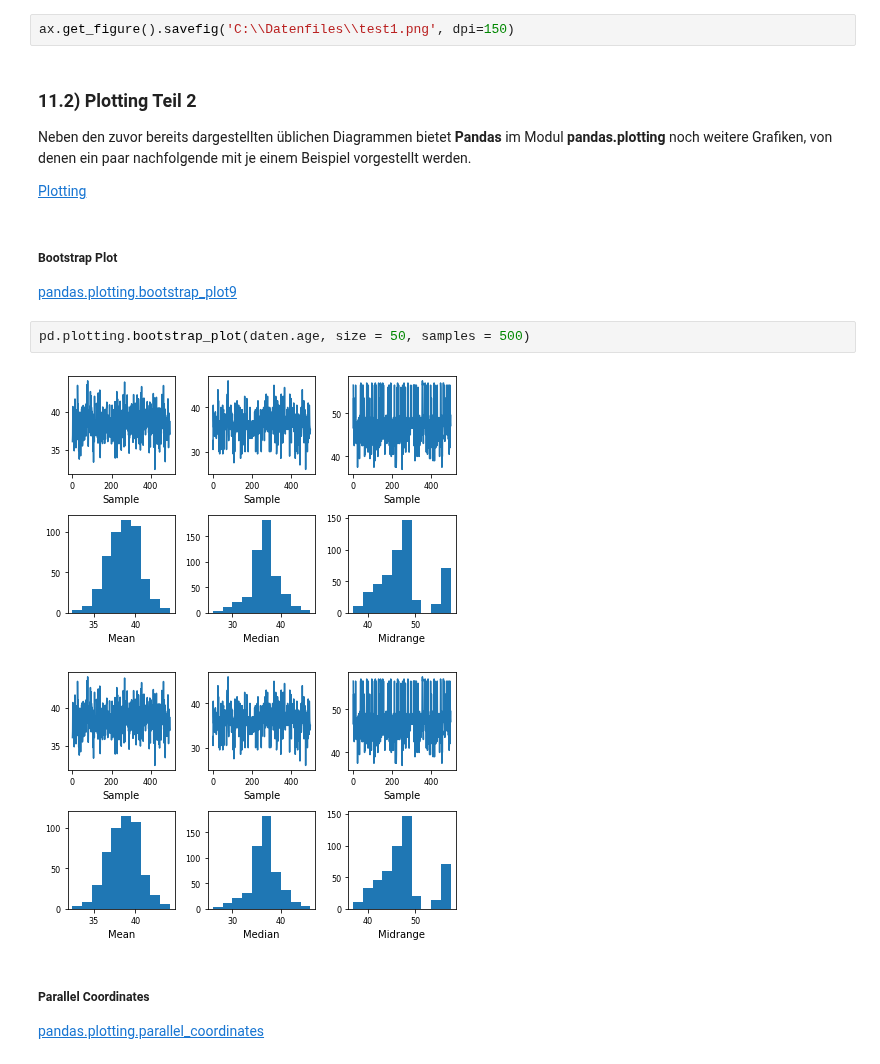
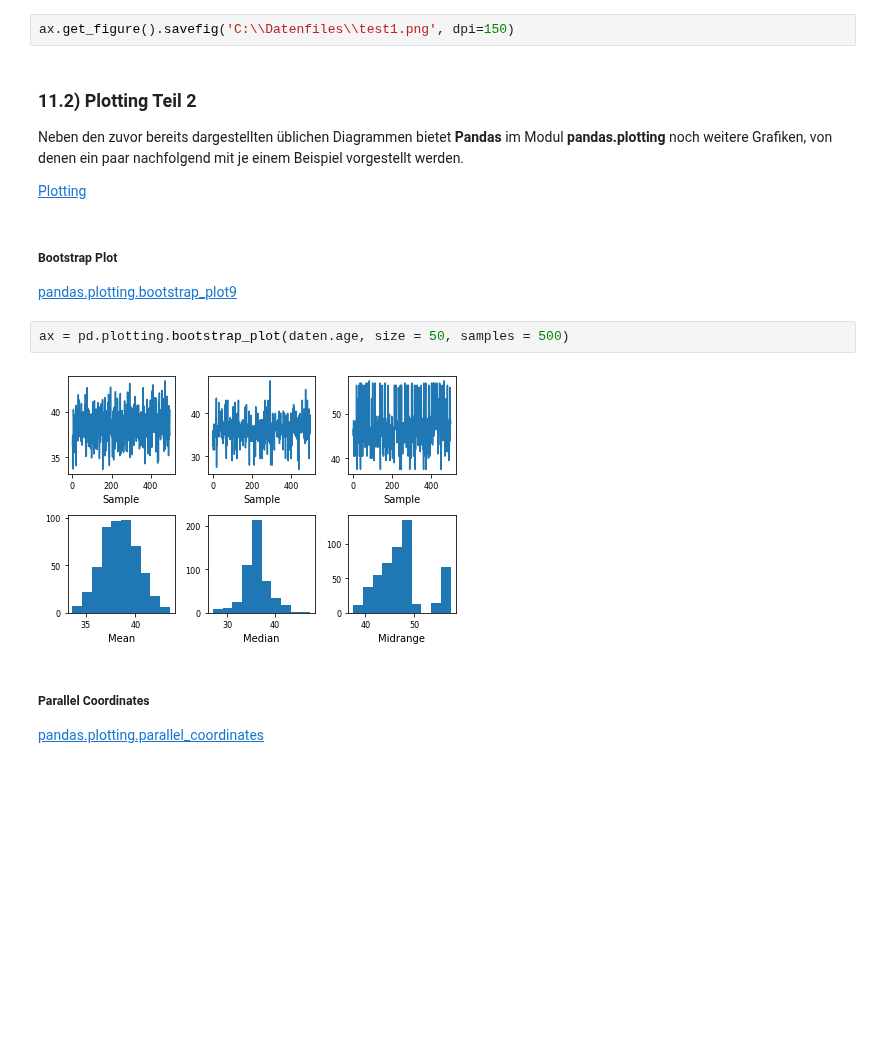
Before and after one commit to manfred2020/DA_mit_Python, a Jupyter notebook: Kapitel 11/11_Grafische Datenanalyse.ipynb, the cells around one changed output. Drawn from its saved outputs; the diff is of its cells as text; blank space fills up the shorter version.

```diff
--- a/Kapitel 11/11_Grafische Datenanalyse.ipynb
+++ b/Kapitel 11/11_Grafische Datenanalyse.ipynb
@@ -321,7 +324,7 @@ ax.get_figure().savefig('C:\\Datenfiles\\test1.png', dpi=150)
 # %% [markdown]
 ### 11.2) Plotting Teil 2
 
-Neben den zuvor bereits dargestellten üblichen Diagrammen bietet **Pandas** im Modul **pandas.plotting** noch weitere Grafiken, von denen ein paar nachfolgende mit je einem Beispiel vorgestellt werden.
+Neben den zuvor bereits dargestellten üblichen Diagrammen bietet **Pandas** im Modul **pandas.plotting** noch weitere Grafiken, von denen ein paar nachfolgend mit je einem Beispiel vorgestellt werden.
 
 [Plotting](https://pandas.pydata.org/pandas-docs/stable/reference/plotting.html)
 # %% [markdown]
@@ -329,10 +332,9 @@ Neben den zuvor bereits dargestellten üblichen Diagrammen bietet **Pandas** im
 
 [pandas.plotting.bootstrap_plot9](https://pandas.pydata.org/pandas-docs/stable/reference/api/pandas.plotting.bootstrap_plot.html#pandas.plotting.bootstrap_plot)
 # %%
-pd.plotting.bootstrap_plot(daten.age, size = 50, samples = 500)
+ax = pd.plotting.bootstrap_plot(daten.age, size = 50, samples = 500)
 # %% [output]
-[figure, old version]
+[figure, new version]
-[figure, removed]
 # %% [markdown]
 ##### Parallel Coordinates
 
```
Also changed, not shown: parts of 11 cells of this notebook.
